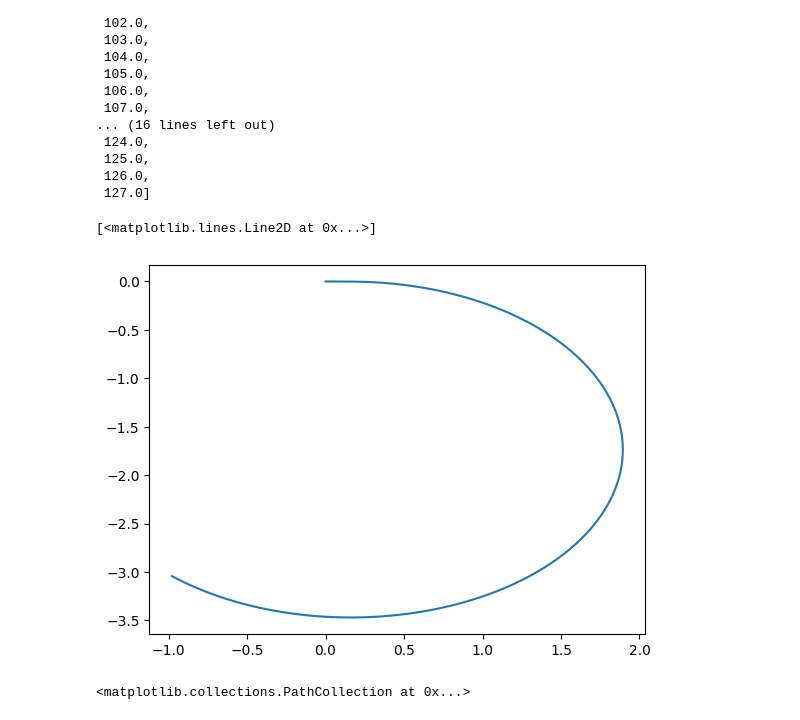
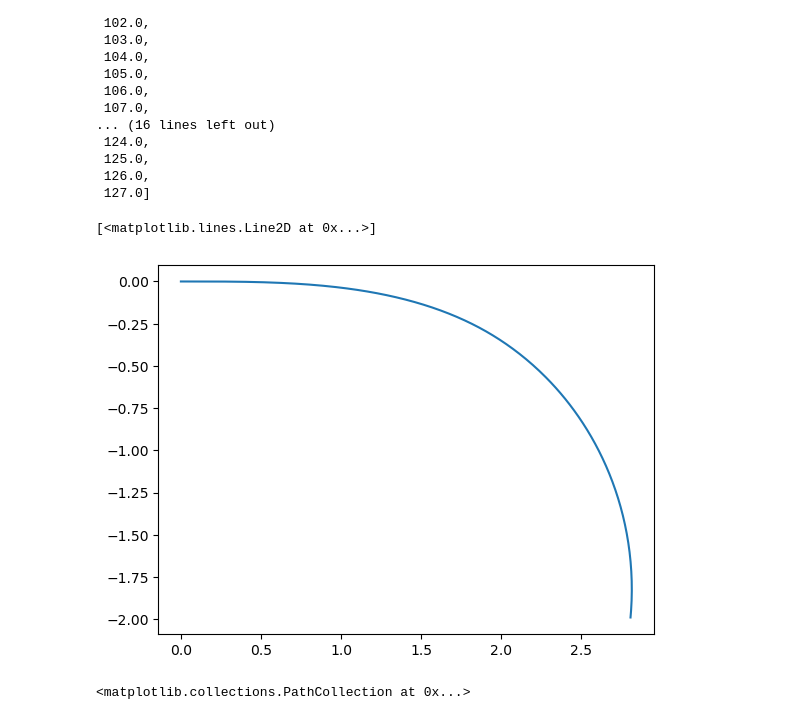
Before and after one commit to rohansekar/Cooperative-Multi-Agent-Planning, a Jupyter notebook: mapf.ipynb, the cells around one changed output. Saved outputs shown, nothing was run; the diff lists cells and outputs as text; code cells hidden in the pictures.

```diff
--- a/mapf.ipynb
+++ b/mapf.ipynb
@@ -36,14 +39,11 @@ all_rel_paths= []
 for i in range(all_paths.shape[0]):
     if (all_paths[i][-1] == 2):
         all_rel_paths.append(all_paths[i])
-path_ids=[]
+all_rel_paths_ids=[]
 for i in range(len(all_rel_paths)):
-    if (all_rel_paths[i][3] not in path_ids):
-        path_ids.append(all_rel_paths[i][3])
-print("number of relative paths: ", len(path_ids))
-all_rel_paths_ids=[]
-for i in range(len(path_ids)):
-    all_rel_paths_ids.append(path_ids[i])
+    if (all_rel_paths[i][3] not in all_rel_paths_ids):
+        all_rel_paths_ids.append(all_rel_paths[i][3])
+print("number of relative paths: ", len(all_rel_paths_ids))
 path_dict={}
 for i in range(len(all_rel_paths_ids)):
     path_dict[all_rel_paths_ids[i]] = []
@@ -55,7 +55,21 @@ for i in range(len(all_rel_paths)):
         plx.append(all_rel_paths[i][0])
         ply.append(all_rel_paths[i][1])
 paths={}
-for i in range(len(path_ids)):
-    paths[i] = path(path_dict[path_ids[i]])
+for i in range(len(all_rel_paths_ids)):
+    paths[i] = path(path_dict[all_rel_paths_ids[i]])
 # %% [output]
 number of relative paths:  32
+# %%
+plnewx=[]
+plnewy=[]
+used=[]
+for i in range(len(all_rel_paths)):
+    if (all_rel_paths[i][3] in path_dict.keys()):
+        if (all_rel_paths[i][3] in useless):
+            continue
+        used.append(all_rel_paths[i][3])
+        path_dict[all_rel_paths[i][3]].append(all_rel_paths[i])
+        plnewx.append(all_rel_paths[i][0])
+        plnewy.append(all_rel_paths[i][1])
+used=np.unique(used)
+print((used))
@@ -80,7 +96,7 @@ def valid_path(path_id,node_id):
 
 def draw_children(node_id,node_ids):
     node_counter = node_ids[-1]
-    for i in range(len(path_ids)):
+    for i in range(len(used)):
         node_counter+=1
         if (not valid_path(i,node_id)):
             continue
@@ -106,7 +122,6 @@ node_counter=0
 node_ids=[]
 current_ids=[]
 next_ids=[]
-node_ids=[]
 node_ids.append(0)
 nodes[0]=node()
 nodes[0].x=odom[0]
@@ -115,7 +130,7 @@ nodes[0].yaw=odom[2]
 nodes[0].id=0
 current_ids=[]
 next_ids=[0]
-for i in tqdm(range(3)):
+for i in tqdm(range(1)):
     current_ids=next_ids
     next_ids=[]
     for j in range(len(current_ids)):
@@ -165,14 +180,14 @@ path_ids
 # %%
 pathx=[]
 pathy=[]
 for i in range(len(all_rel_paths)):
-    if (all_rel_paths[i][3] == 114.0):
+    if (all_rel_paths[i][3] == 102.0):
         pathx.append(all_rel_paths[i][0])
         pathy.append(all_rel_paths[i][1])
 plt.plot(pathx,pathy)
 # %% [output]
 [<matplotlib.lines.Line2D at 0x...>]
-[figure, old version]
+[figure, new version]
 # %%
 plt.scatter(plx,ply)
 # %% [output]
```
Also changed, not shown: parts of 9 cells of this notebook.
